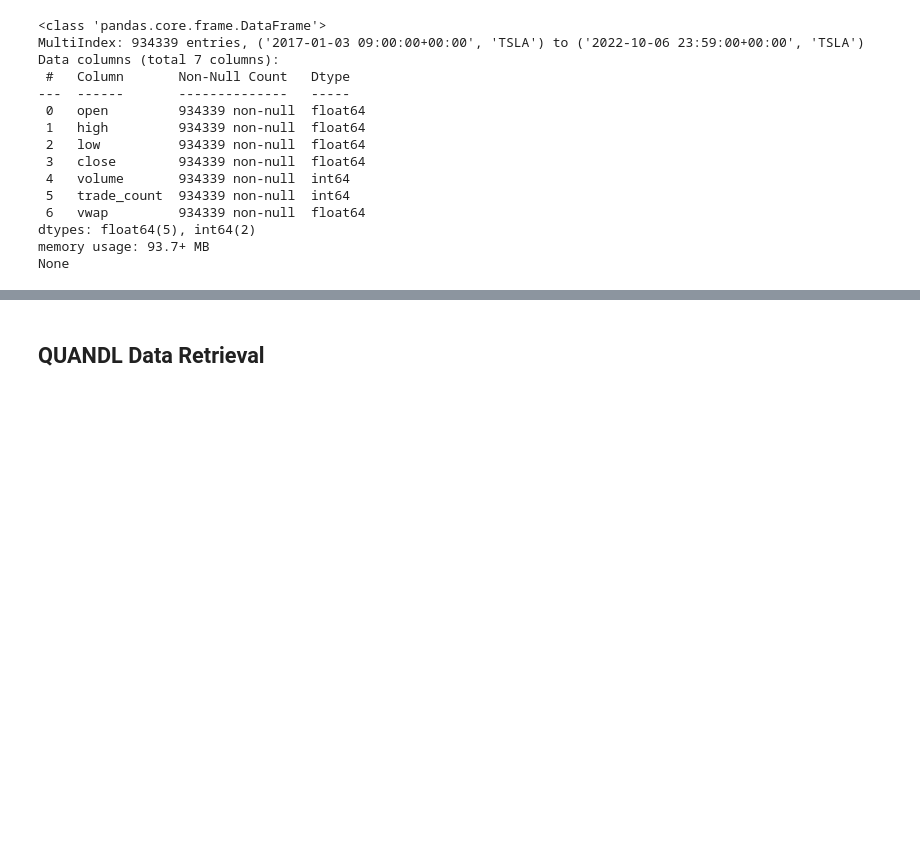
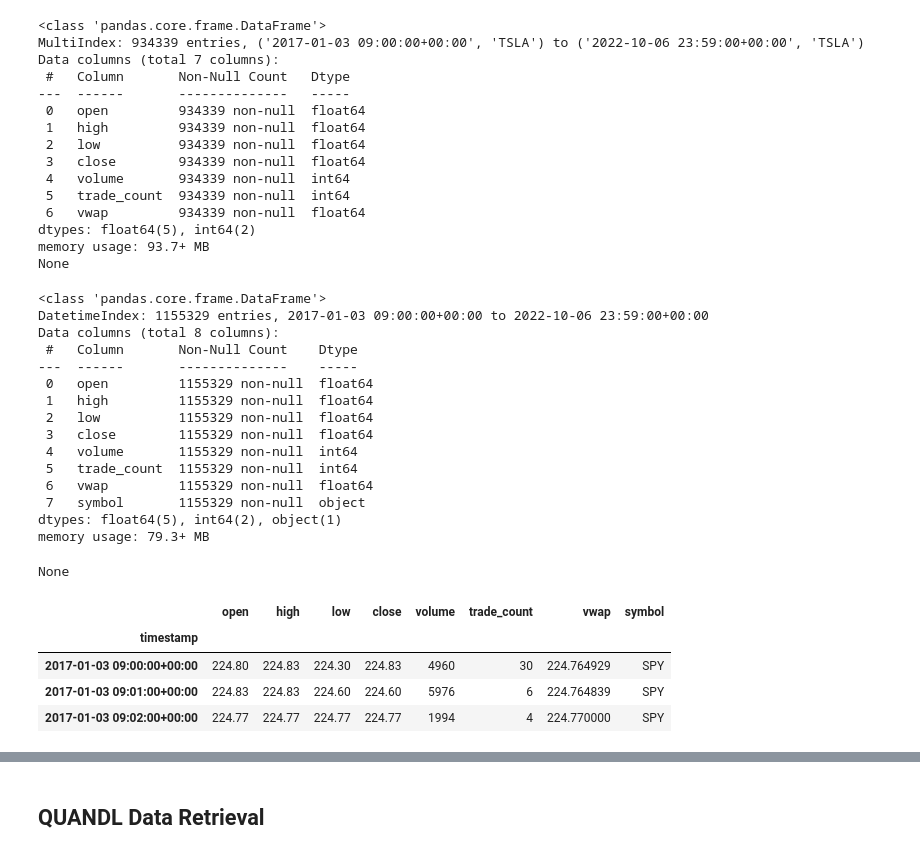
Before and after one commit to charbelnehme/tesla-stock-bot, a Jupyter notebook: create_dataset.IPYNB, the cells around one changed output, grey strips where cells are left out. Saved outputs shown, nothing was run; the diff lists cells and outputs as text; code cells hidden in the pictures; blank space fills up the shorter version.

```diff
--- a/create_dataset.IPYNB
+++ b/create_dataset.IPYNB
@@ -115,3 +114,50 @@ Data columns (total 7 columns):
 dtypes: float64(5), int64(2)
 memory usage: 93.7+ MB
 None
+# %%
+# SP500 data retrieval
+## Set timeframe to "1Min"
+timeframe = "1Min"
+
+# Format current date as ISO format
+start_date = pd.Timestamp("2017-01-01", tz="America/New_York").isoformat()
+end_date = pd.Timestamp("2022-10-07", tz="America/New_York").isoformat()
+
+# Set the stock tickers
+tickers = ["SPY"]
+
+# Retrieve Tesla stock data via Alpaca
+df = api.get_bars(
+    tickers,
+    timeframe,
+    start = start_date,
+    end = end_date,
+).df
+
+# Display dataframe info
+display(df.info())
+
+# Preview dataframe
+display(df.head(3))
+# %% [output]
+<class 'pandas.core.frame.DataFrame'>
+DatetimeIndex: 1155329 entries, 2017-01-03 09:00:00+00:00 to 2022-10-06 23:59:00+00:00
+Data columns (total 8 columns):
+ #   Column       Non-Null Count    Dtype
+---  ------       --------------    -----
+ 0   open         1155329 non-null  float64
+ 1   high         1155329 non-null  float64
+ 2   low          1155329 non-null  float64
+ 3   close        1155329 non-null  float64
+ 4   volume       1155329 non-null  int64
+ 5   trade_count  1155329 non-null  int64
+ 6   vwap         1155329 non-null  float64
+ 7   symbol       1155329 non-null  object
+dtypes: float64(5), int64(2), object(1)
+memory usage: 79.3+ MB
+None
+|  | open | high | low | close | volume | trade_count | vwap | symbol |
+| timestamp |  |  |  |  |  |  |  |  |
+| 2017-01-03 09:00:00+00:00 | 224.80 | 224.83 | 224.30 | 224.83 | 4960 | 30 | 224.764929 | SPY |
+| 2017-01-03 09:01:00+00:00 | 224.83 | 224.83 | 224.60 | 224.60 | 5976 | 6 | 224.764839 | SPY |
+| 2017-01-03 09:02:00+00:00 | 224.77 | 224.77 | 224.77 | 224.77 | 1994 | 4 | 224.770000 | SPY |
```
Also changed, not shown: parts of 17 cells of this notebook.
